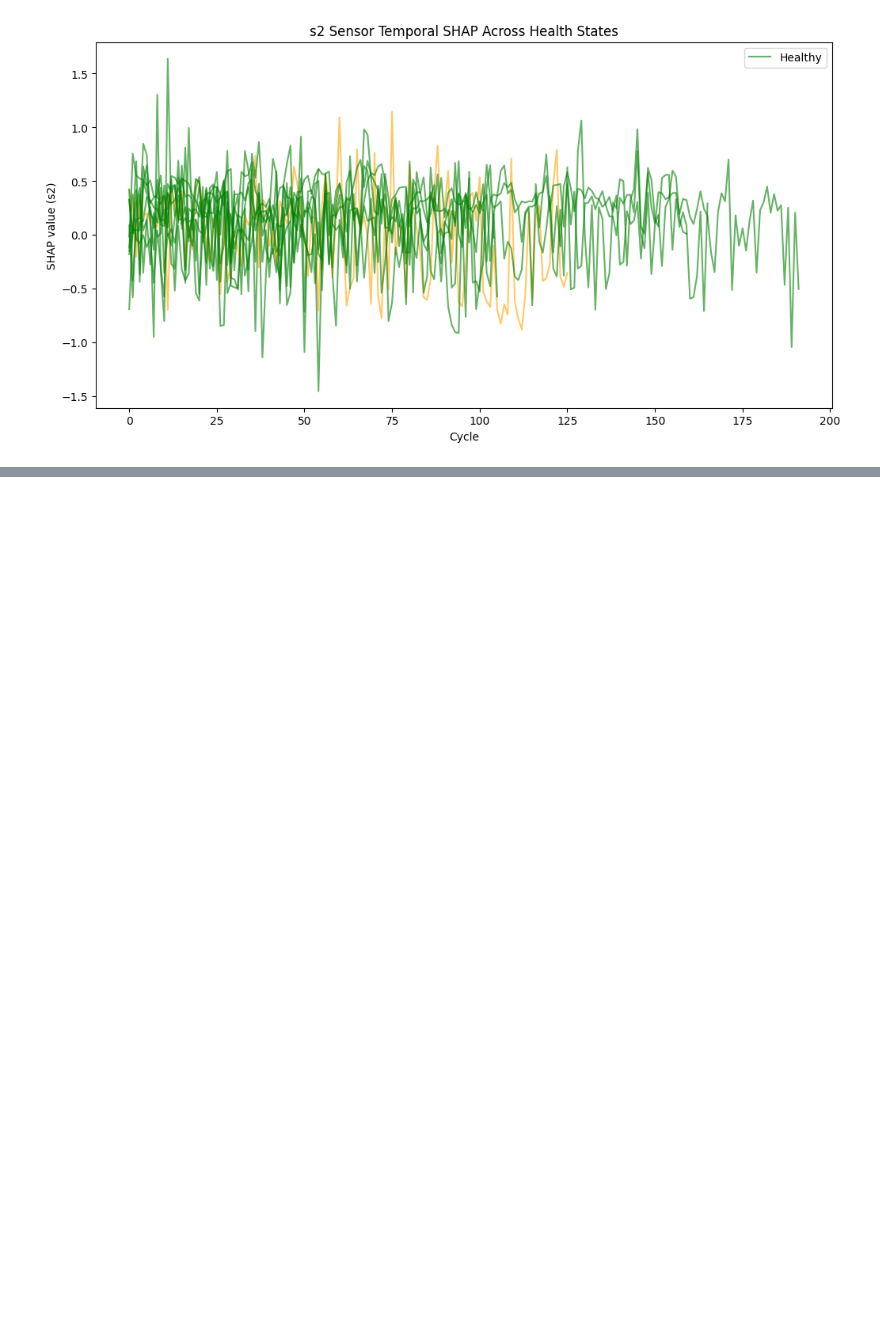
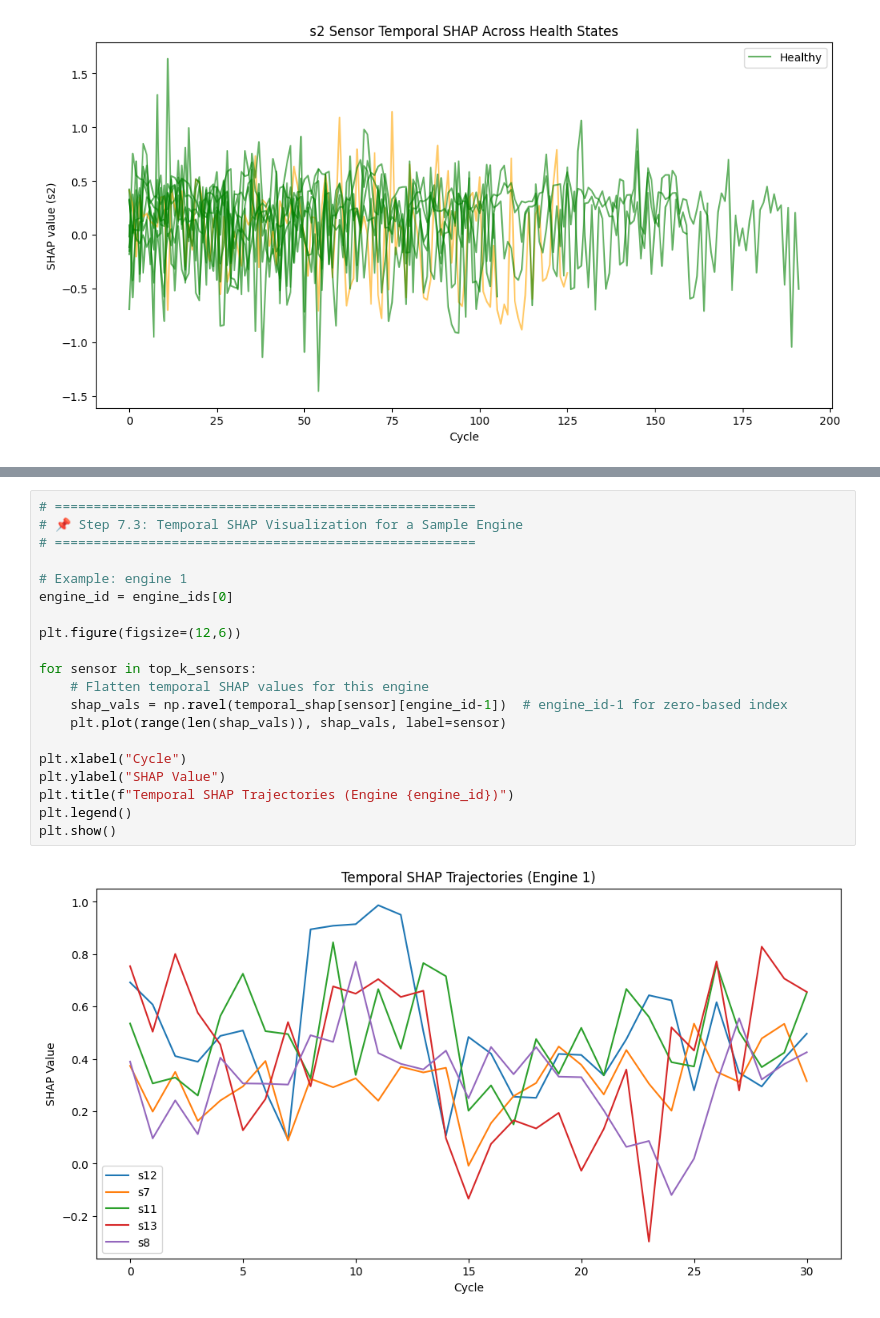
Before and after one commit to Priya-3005/AircraftML, a Jupyter notebook: Untitled.ipynb, the cells around one changed output, grey strips where cells are left out. Drawn from its saved outputs; the diff is of its cells as text; blank space fills up the shorter version.

```diff
--- a/Untitled.ipynb
+++ b/Untitled.ipynb
@@ -447,0 +570,22 @@ Top 5 sensors by SHAP importance: ['s12', 's11', 's7', 's13', 's8']
+# %%
+# ======================================================
+# 📌 Step 7.3: Temporal SHAP Visualization for a Sample Engine
+# ======================================================
+
+# Example: engine 1
+engine_id = engine_ids[0]
+
+plt.figure(figsize=(12,6))
+
+for sensor in top_k_sensors:
+    # Flatten temporal SHAP values for this engine
+    shap_vals = np.ravel(temporal_shap[sensor][engine_id-1])  # engine_id-1 for zero-based index
+    plt.plot(range(len(shap_vals)), shap_vals, label=sensor)
+
+plt.xlabel("Cycle")
+plt.ylabel("SHAP Value")
+plt.title(f"Temporal SHAP Trajectories (Engine {engine_id})")
+plt.legend()
+plt.show()
+# %% [output]
+[figure, added]
```
Also changed, not shown: parts of 12 cells of this notebook.
